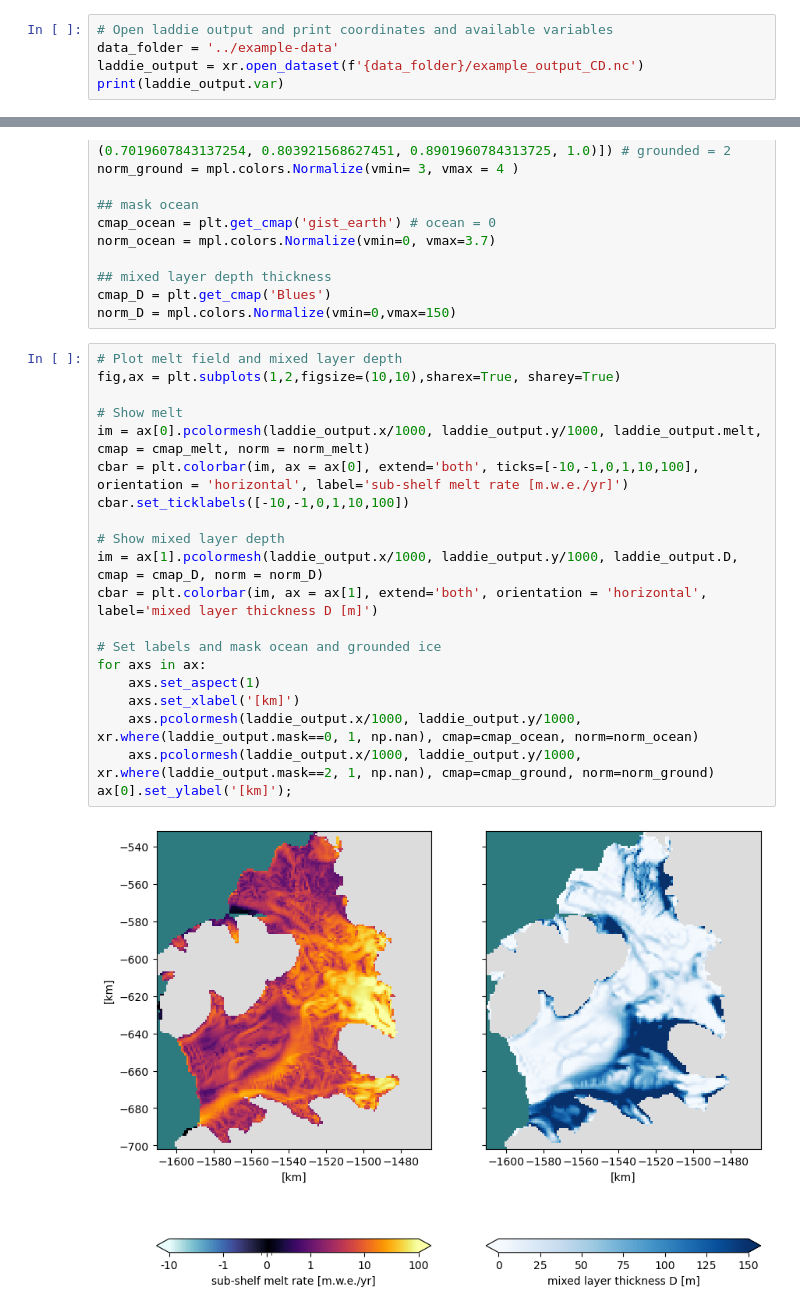
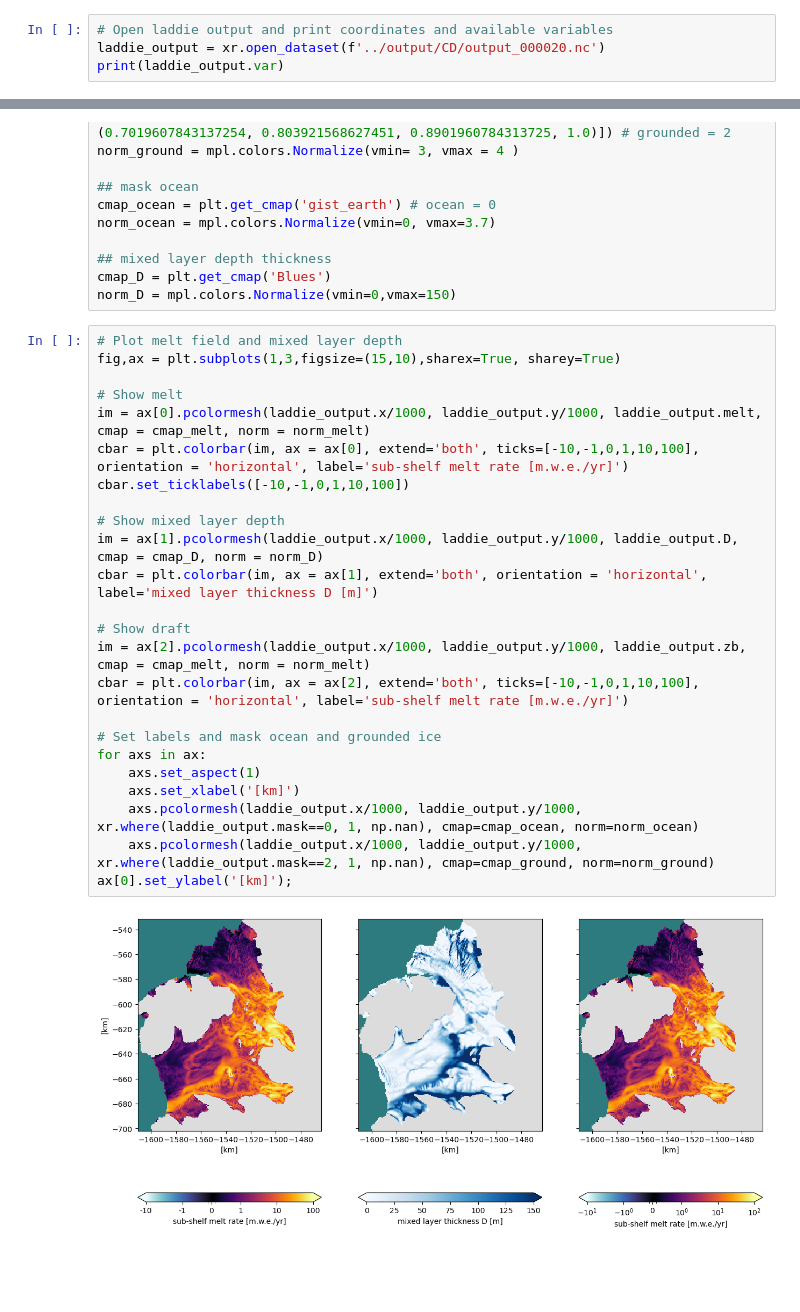
Before and after one commit to FrankaJes/laddie-analysis-example, a Jupyter notebook: analyse_laddie.ipynb, the cells around one changed output, grey strips where cells are left out. Drawn from its saved outputs; the diff is of its cells as text; blank space fills up the shorter version.

```diff
--- a/analyse_laddie.ipynb
+++ b/analyse_laddie.ipynb
@@ -10,8 +10,7 @@ from matplotlib import cm
 import matplotlib.colors
 # %%
 # Open laddie output and print coordinates and available variables
-data_folder = '../example-data'
-laddie_output = xr.open_dataset(f'{data_folder}/example_output_CD.nc')
+laddie_output = xr.open_dataset(f'../output/CD/output_000020.nc')
 print(laddie_output.var)
 # %% [output]
 <bound method DatasetAggregations.var of <xarray.Dataset>
@@ -61,23 +60,27 @@ cmap_D = plt.get_cmap('Blues')
 norm_D = mpl.colors.Normalize(vmin=0,vmax=150)
 # %%
 # Plot melt field and mixed layer depth
-fig,ax = plt.subplots(1,2,figsize=(10,10),sharex=True, sharey=True)
+fig,ax = plt.subplots(1,3,figsize=(15,10),sharex=True, sharey=True)
 
 # Show melt
 im = ax[0].pcolormesh(laddie_output.x/1000, laddie_output.y/1000, laddie_output.melt, cmap = cmap_melt, norm = norm_melt)
 cbar = plt.colorbar(im, ax = ax[0], extend='both', ticks=[-10,-1,0,1,10,100], orientation = 'horizontal', label='sub-shelf melt rate [m.w.e./yr]')
 cbar.set_ticklabels([-10,-1,0,1,10,100])
 
 # Show mixed layer depth
 im = ax[1].pcolormesh(laddie_output.x/1000, laddie_output.y/1000, laddie_output.D, cmap = cmap_D, norm = norm_D)
 cbar = plt.colorbar(im, ax = ax[1], extend='both', orientation = 'horizontal', label='mixed layer thickness D [m]')
 
+# Show draft
+im = ax[2].pcolormesh(laddie_output.x/1000, laddie_output.y/1000, laddie_output.zb, cmap = cmap_melt, norm = norm_melt)
+cbar = plt.colorbar(im, ax = ax[2], extend='both', ticks=[-10,-1,0,1,10,100], orientation = 'horizontal', label='sub-shelf melt rate [m.w.e./yr]')
+
 # Set labels and mask ocean and grounded ice
 for axs in ax:
     axs.set_aspect(1)
     axs.set_xlabel('[km]')
     axs.pcolormesh(laddie_output.x/1000, laddie_output.y/1000, xr.where(laddie_output.mask==0, 1, np.nan), cmap=cmap_ocean, norm=norm_ocean)
     axs.pcolormesh(laddie_output.x/1000, laddie_output.y/1000, xr.where(laddie_output.mask==2, 1, np.nan), cmap=cmap_ground, norm=norm_ground)
 ax[0].set_ylabel('[km]');
 # %% [output]
-[figure, old version]
+[figure, new version]
```
Also changed, not shown: parts of 1 cell of this notebook, 2 other files.
